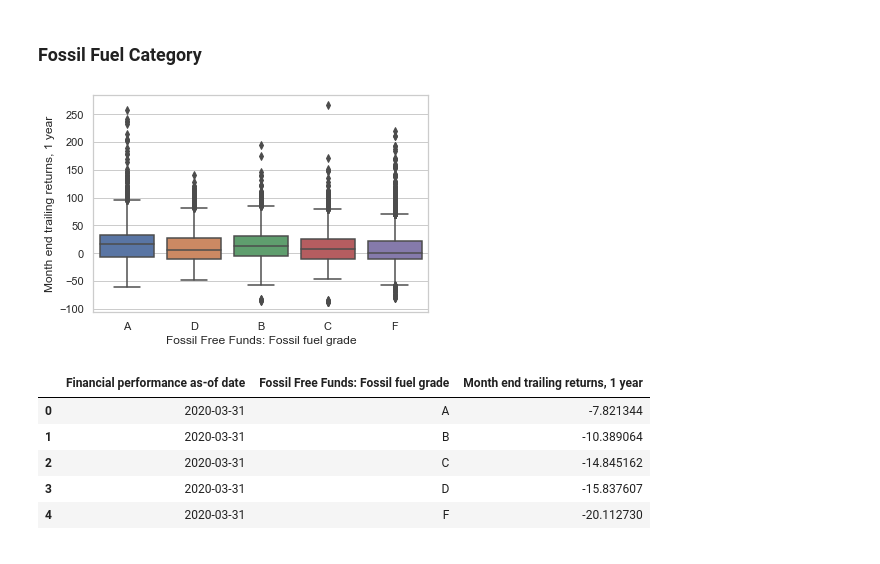
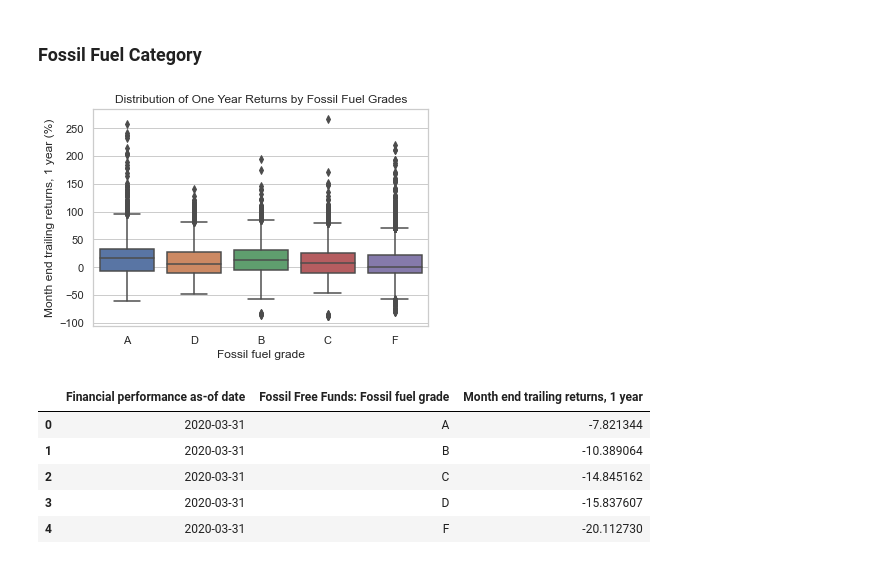
Before and after one commit to melaine-000/Capstone-2, a Jupyter notebook: EDA.ipynb, the cells around one changed output. Drawn from its saved outputs; the diff is of its cells as text; code cells hidden in the pictures.

```diff
--- a/EDA.ipynb
+++ b/EDA.ipynb
@@ -286,12 +392,15 @@ The count plots show that some of the categories have uneven distribution over t
 # %%
 # box plot of the one year return for each Fossil fuel grade
 
 sns.boxplot(x = 'Fossil Free Funds: Fossil fuel grade',
             y = 'Month end trailing returns, 1 year',
             data = df)
+plt.xlabel('Fossil fuel grade')
+plt.ylabel('Month end trailing returns, 1 year (%)')
+plt.title('Distribution of One Year Returns by Fossil Fuel Grades')
 plt.show()
 # %% [output]
-[figure, old version]
+[figure, new version]
 # %%
 # Group the data by Fossil fuel grade and calculate the mean time series for each group
 
```
Also changed, not shown: parts of 24 cells of this notebook.
